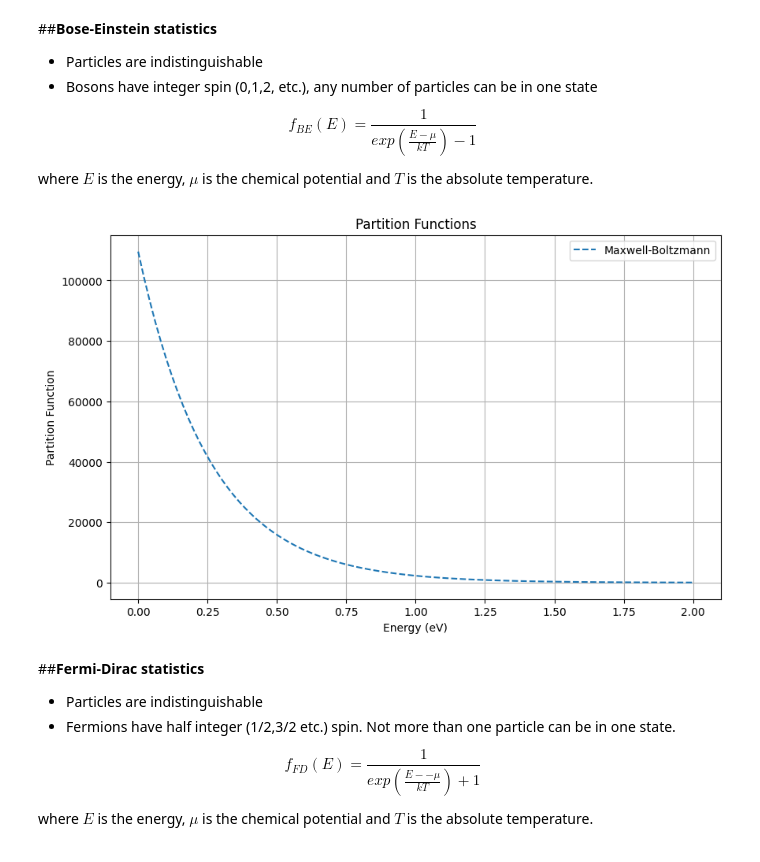
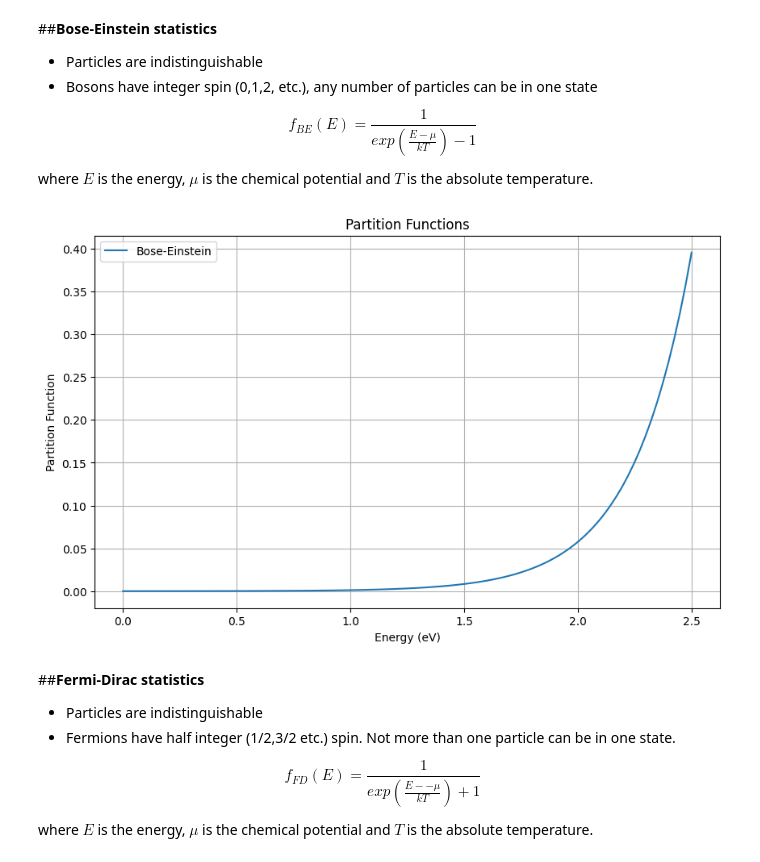
Before and after one commit to navgaur/Statistical-Mech-LOCF, a Jupyter notebook: partition1.ipynb, the cells around one changed output. Drawn from its saved outputs; the diff is of its cells as text; code cells hidden in the pictures.

```diff
--- a/partition1.ipynb
+++ b/partition1.ipynb
@@ -28,24 +28,27 @@ import numpy as np
 import matplotlib.pyplot as plt
 from scipy.constants import Boltzmann
 
+J_ev_con = 6.262*10**18     # Conversion factor from Joules to eV
+
+Boltzmann=Boltzmann*J_ev_con
+
 def maxwell_boltzmann_pf(energy, chem_pot, temperature):
     beta = 1 / (Boltzmann * temperature)
-    return 1/np.exp(-beta * (energy - chem_pot))
+    return np.exp(1/(-beta * (energy - chem_pot)))
 
 # Example energy levels
-energy_levels = np.linspace(0, 2, 100)  # Energy levels from 0 to 5 eV
+energy_levels = np.linspace(0.1, 2.5, 100)  # Energy levels from 0 to 5 eV
 
 # Example temperature and chemical potential
 temperature = 3000  # Kelvin
 chemical_potential = 3.0  # eV
 
 # Calculate partition functions for each statistics
-#mb_partition_function = np.exp(-1 / (8.617333262145e-5 * temperature) * (energy_levels-chemical_potential))
 mb_pf = maxwell_boltzmann_pf(energy_levels, chemical_potential, temperature)
 
 # Plotting
 plt.figure(figsize=(10, 6))
-plt.plot(energy_levels, mb_pf, label='Maxwell-Boltzmann', linestyle='--')
+plt.plot(energy_levels, mb_pf, label='Maxwell-Boltzmann')
 
 plt.title('Partition Functions')
 plt.xlabel('Energy (eV)')
@@ -67,34 +70,39 @@ where $E$ is the energy, $\mu$ is the chemical potential and $T$ is the absolute
 # %%
 import numpy as np
 import matplotlib.pyplot as plt
 from scipy.constants import Boltzmann
 
-def bose_einstein_pf(energies, temperature):
+J_ev_con = 6.262*10**18
+
+Boltzmann=Boltzmann*J_ev_con
+
+def bose_einstein_pf(energies, chem_pot, temperature):
     beta = 1 / (Boltzmann * temperature)  # Boltzmann constant in eV/K
-    return np.sum(np.exp(-beta * energies))
+    return 1/np.exp(-beta * (energies - chem_pot) - 1)
 
 # Example energy levels
-energy_levels = np.linspace(0, 2, 100)  # Energy levels from 0 to 5 eV
+energy_levels = np.linspace(0, 2.5, 100)  # Energy levels from 0 to 5 eV
 
 # Example temperature and chemical potential
 temperature = 3000  # Kelvin
 chemical_potential = 3.0  # eV
 
 # Calculate partition functions for each statistics
-mb_partition_function = np.exp(-1 / (8.617333262145e-5 * temperature) * (energy_levels-chemical_potential))
+#mb_partition_function = np.exp(-1 / (8.617333262145e-5 * temperature) * (energy_levels-chemical_potential))
+be_pf = bose_einstein_pf(energy_levels, chemical_potential, temperature)
 
 # Plotting
 plt.figure(figsize=(10, 6))
-plt.plot(energy_levels, mb_partition_function, label='Maxwell-Boltzmann', linestyle='--')
+plt.plot(energy_levels, be_pf, label='Bose-Einstein')
 
 plt.title('Partition Functions')
 plt.xlabel('Energy (eV)')
 plt.ylabel('Partition Function')
 plt.legend()
 plt.grid(True)
 plt.show()
 # %% [output]
-[figure, old version]
+[figure, new version]
 # %% [markdown]
 ##**Fermi-Dirac statistics**
 
```
Also changed, not shown: parts of 1 cell of this notebook.
